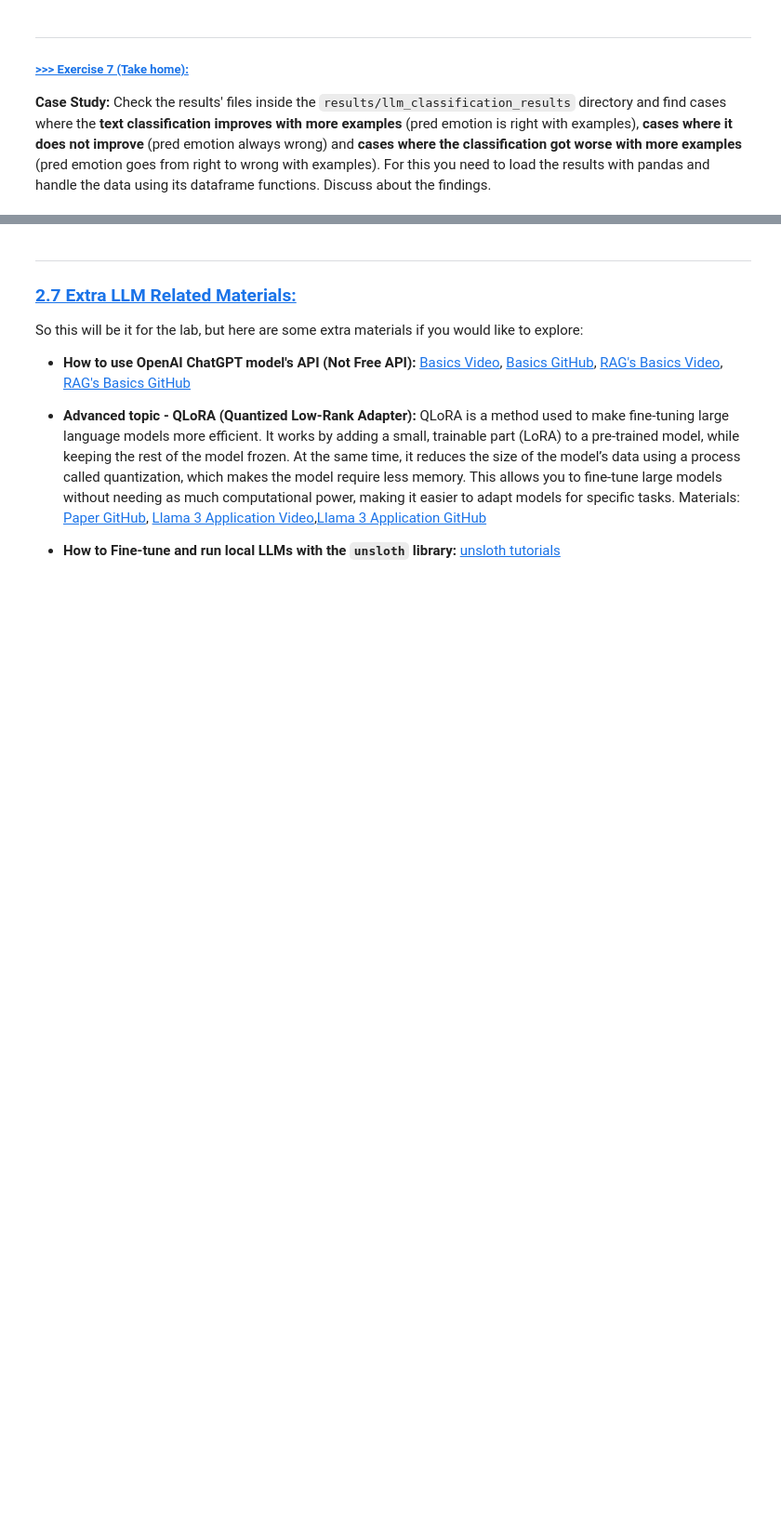
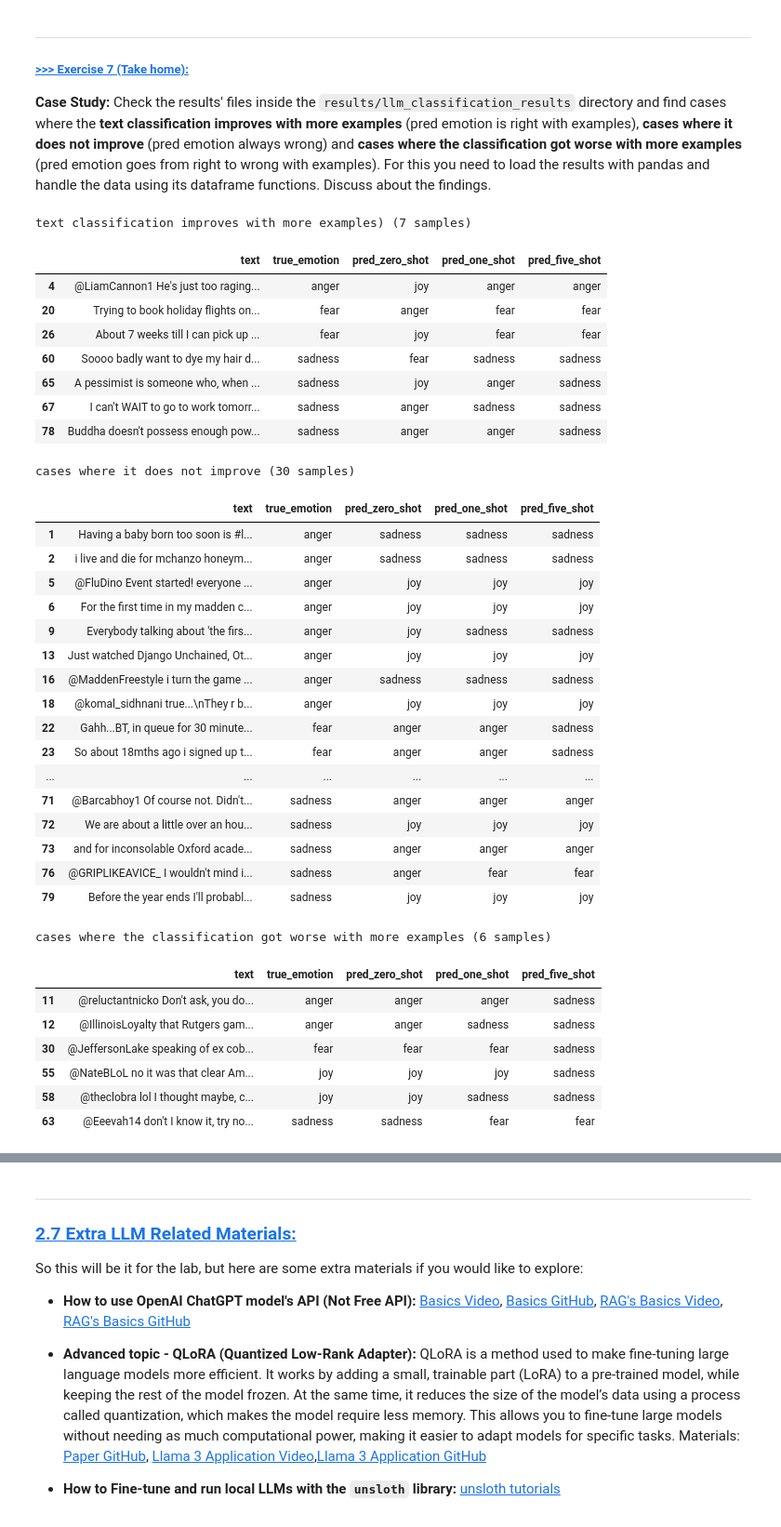
Before and after one commit to MigzAvila/DM2025-Lab2-Exercise, a Jupyter notebook: DM2025-Lab2-Master-Phase_2_Main.ipynb, the cells around one changed output, grey strips where cells are left out. Shown at 93% size. Cells and saved outputs as stored; diff of their text form; code cells hidden in the pictures; blank space fills up the shorter version.

```diff
--- a/DM2025-Lab2-Master-Phase_2_Main.ipynb
+++ b/DM2025-Lab2-Master-Phase_2_Main.ipynb
@@ -1717,0 +2002,79 @@ Compare and discuss the overall results of the zero-shot, 1-shot and 5-shot clas
+# %%
+# Answer here
+import pandas as pd
+
+# points to the file (csv) for 0,1,5 shot prediction result
+files = {
+    "zero_shot": "./results/llm_classification_results/results_samples_20_shots_0.csv",
+    "one_shot": "./results/llm_classification_results/results_samples_20_shots_1.csv",
+    "five_shot": "./results/llm_classification_results/results_samples_20_shots_5.csv"
+}
+
+# read and rename prediction columns
+results = {x: pd.read_csv(path).rename(columns={"predicted_emotion": f"pred_{x}"}) for x, path in files.items()}
+
+# Merge all results together by text and true label
+merged = (
+    results["zero_shot"]
+    .merge(results["one_shot"], on=["text", "true_emotion"], how="inner")
+    .merge(results["five_shot"], on=["text", "true_emotion"], how="inner")
+)
+
+
+# Check correctness for each setting
+for label in ["zero_shot", "one_shot", "five_shot"]:
+    merged[f"ok_{label}"] = merged[f"pred_{label}"] == merged["true_emotion"]
+
+# text classification improves with more examples
+improved = merged[(~merged.ok_zero_shot) & (merged.ok_five_shot)]
+
+# cases where it does not improve
+no_change_wrong = merged[(~merged.ok_zero_shot) & (~merged.ok_one_shot) & (~merged.ok_five_shot)]
+
+# cases where the classification got worse with more examples
+got_worse = merged[(merged.ok_zero_shot) & (~merged.ok_five_shot)]
+
+# utility function to display the result
+def show_results(title, df):
+    print(f"\n{title} ({len(df)} samples)")
+    display(df[["text", "true_emotion", "pred_zero_shot", "pred_one_shot", "pred_five_shot"]])
+
+show_results("text classification improves with more examples)", improved)
+show_results("cases where it does not improve", no_change_wrong)
+show_results("cases where the classification got worse with more examples", got_worse)
+# %% [output]
+text classification improves with more examples) (7 samples)
+|  | text | true_emotion | pred_zero_shot | pred_one_shot | pred_five_shot |
+| 4 | @LiamCannon1 He's just too raging... | anger | joy | anger | anger |
+| 20 | Trying to book holiday flights on... | fear | anger | fear | fear |
+| 26 | About 7 weeks till I can pick up ... | fear | joy | fear | fear |
+| 60 | Soooo badly want to dye my hair d... | sadness | fear | sadness | sadness |
+| 65 | A pessimist is someone who, when ... | sadness | joy | anger | sadness |
+| 67 | I can't WAIT to go to work tomorr... | sadness | anger | sadness | sadness |
+| 78 | Buddha doesn't possess enough pow... | sadness | anger | anger | sadness |
+cases where it does not improve (30 samples)
+|  | text | true_emotion | pred_zero_shot | pred_one_shot | pred_five_shot |
+| 1 | Having a baby born too soon is #l... | anger | sadness | sadness | sadness |
+| 2 | i live and die for mchanzo honeym... | anger | sadness | sadness | sadness |
+| 5 | @FluDino Event started! everyone ... | anger | joy | joy | joy |
+| 6 | For the first time in my madden c... | anger | joy | joy | joy |
+| 9 | Everybody talking about 'the firs... | anger | joy | sadness | sadness |
+| 13 | Just watched Django Unchained, Ot... | anger | joy | joy | joy |
+| 16 | @MaddenFreestyle i turn the game ... | anger | sadness | sadness | sadness |
+| 18 | @komal_sidhnani true...\nThey r b... | anger | joy | joy | joy |
+| 22 | Gahh...BT, in queue for 30 minute... | fear | anger | anger | sadness |
+| 23 | So about 18mths ago i signed up t... | fear | anger | anger | sadness |
+| ... | ... | ... | ... | ... | ... |
+| 71 | @Barcabhoy1 Of course not. Didn't... | sadness | anger | anger | anger |
+| 72 | We are about a little over an hou... | sadness | joy | joy | joy |
+| 73 | and for inconsolable Oxford acade... | sadness | anger | anger | anger |
+| 76 | @GRIPLIKEAVICE_ I wouldn't mind i... | sadness | anger | fear | fear |
+| 79 | Before the year ends I'll probabl... | sadness | joy | joy | joy |
+cases where the classification got worse with more examples (6 samples)
+|  | text | true_emotion | pred_zero_shot | pred_one_shot | pred_five_shot |
+| 11 | @reluctantnicko Don't ask, you do... | anger | anger | anger | sadness |
+| 12 | @IllinoisLoyalty that Rutgers gam... | anger | anger | sadness | sadness |
+| 30 | @JeffersonLake speaking of ex cob... | fear | fear | fear | sadness |
+| 55 | @NateBLoL no it was that clear Am... | joy | joy | joy | sadness |
+| 58 | @theclobra lol I thought maybe, c... | joy | joy | sadness | sadness |
+| 63 | @Eeevah14 don't I know it, try no... | sadness | sadness | fear | fear |
```
Also changed, not shown: parts of 27 cells of this notebook, 14 other files.
